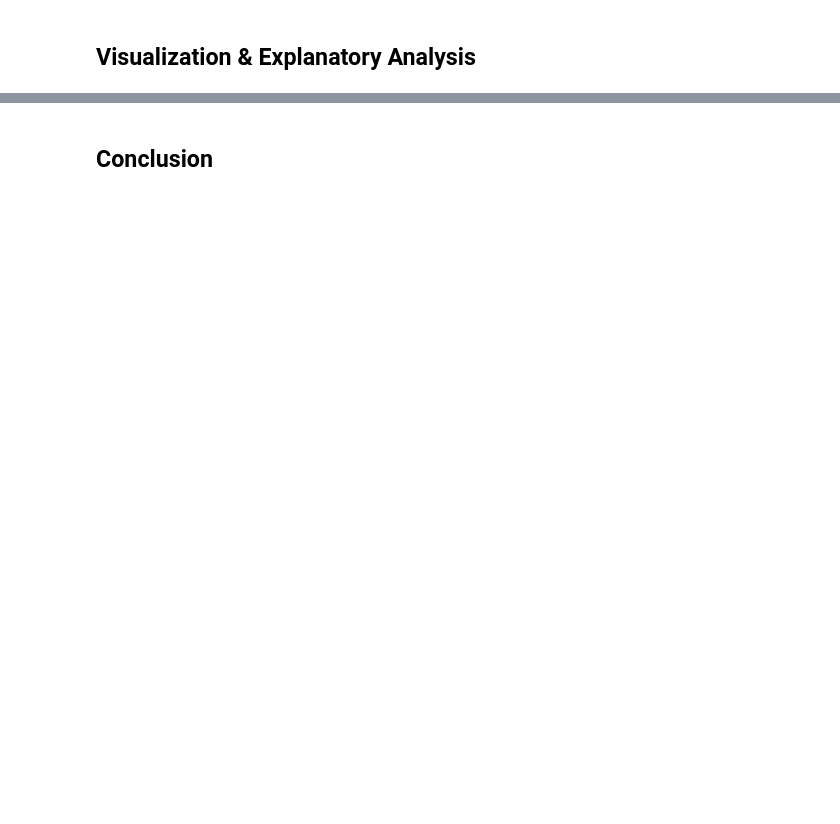
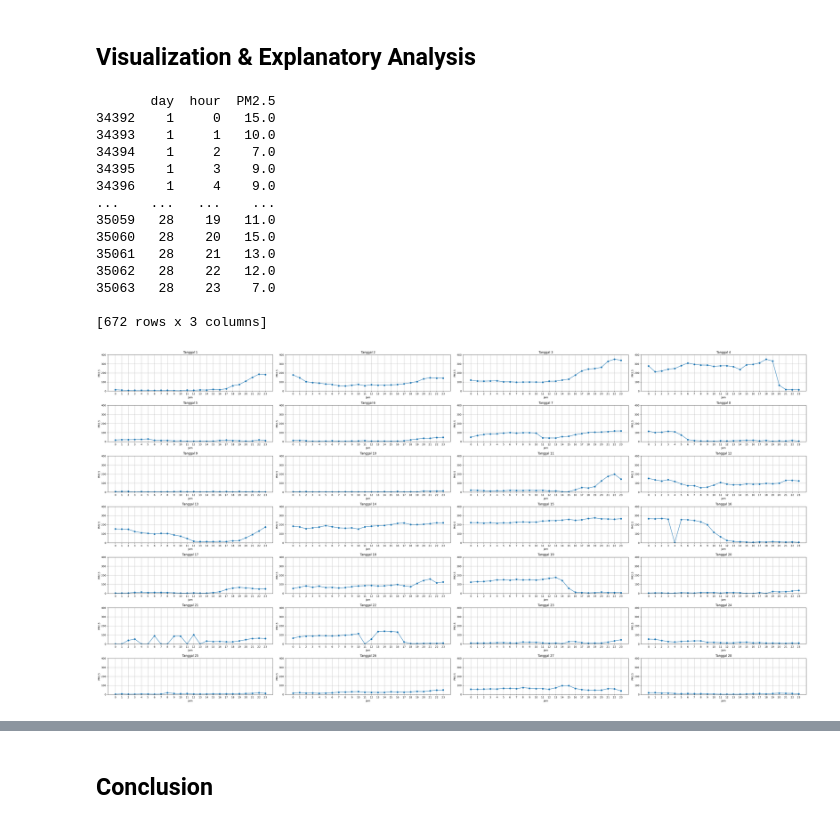
Before and after one commit to pambudilanggeng/PortoProject, a Jupyter notebook: Notebook_dicoding_submission.ipynb, the cells around one changed output, grey strips where cells are left out. Cells and saved outputs as stored; diff of their text form; code cells hidden in the pictures; blank space fills up the shorter version.

```diff
--- a/Notebook_dicoding_submission.ipynb
+++ b/Notebook_dicoding_submission.ipynb
@@ -245,2 +243,50 @@ plt.show()
 # %% [markdown]
 ## Visualization & Explanatory Analysis
+# %%
+PM2_5= filtered_data [['day', 'hour', 'PM2.5']]
+
+
+print(PM2_5)
+
+
+y_range = (0, 400)
+
+# Membuat gambar dengan tata letak 4x7
+fig, axs = plt.subplots(7, 4, figsize=(40, 20))
+
+# Loop untuk membuat dan menambahkan grafik ke gambar
+for tanggal in range(1, 29):
+    datatanggal = PM2_5[PM2_5['day'] == tanggal]
+
+    # Hitung baris dan kolom dalam subplots
+    baris = (tanggal - 1) // 4
+    kolom = (tanggal - 1) % 4
+
+    # Buat grafik line dengan rentang sumbu Y yang sama
+    axs[baris, kolom].plot(datatanggal['hour'], datatanggal['PM2.5'], marker='o', linestyle='-')
+    axs[baris, kolom].set_title(f'Tanggal {tanggal}')
+    axs[baris, kolom].set_xlabel('Jam')
+    axs[baris, kolom].set_ylabel('PM2.5')
+    axs[baris, kolom].grid()
+    axs[baris, kolom].set_xticks(range(0, 24))
+    axs[baris, kolom].set_ylim(y_range)
+
+# Menyesuaikan tata letak dan tampilan gambar
+plt.tight_layout()
+plt.show()
+# %% [output]
+       day  hour  PM2.5
+34392    1     0   15.0
+34393    1     1   10.0
+34394    1     2    7.0
+34395    1     3    9.0
+34396    1     4    9.0
+...    ...   ...    ...
+35059   28    19   11.0
+35060   28    20   15.0
+35061   28    21   13.0
+35062   28    22   12.0
+35063   28    23    7.0
+
+[672 rows x 3 columns]
+[figure, added]
```
Also changed, not shown: parts of 22 cells of this notebook.
